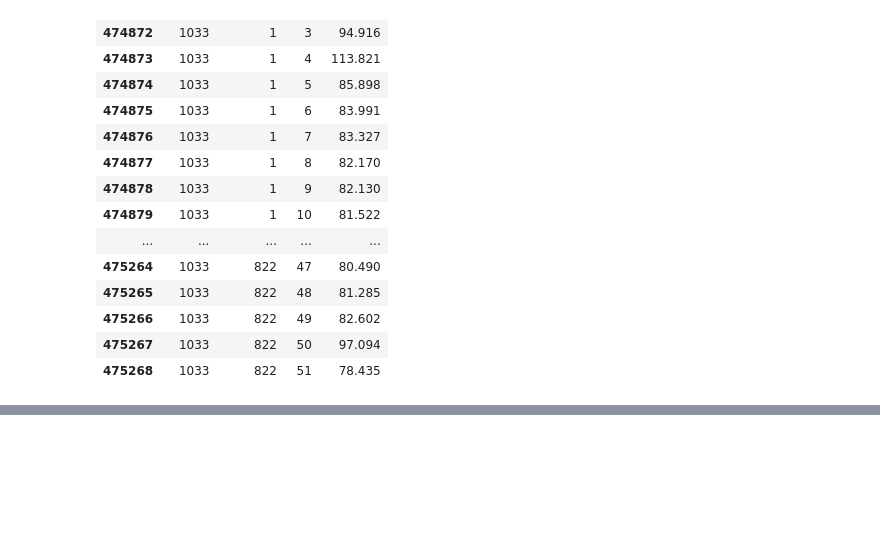
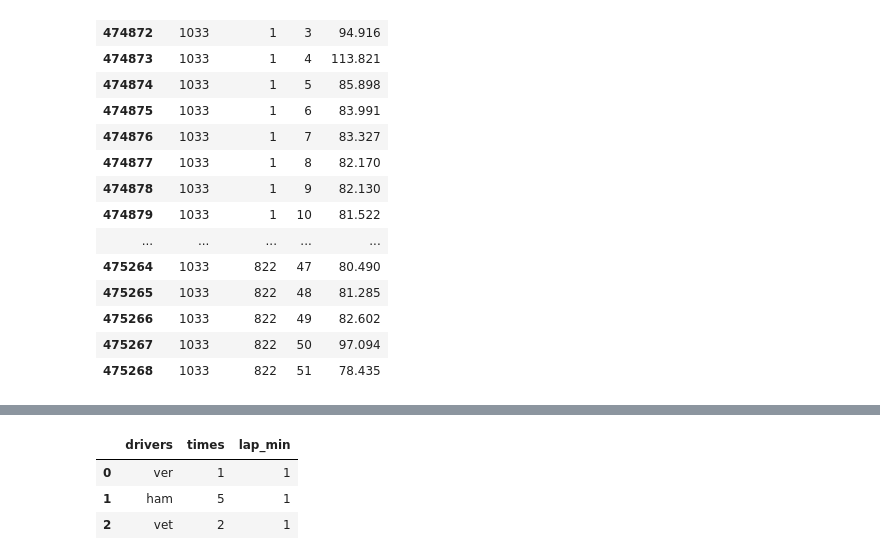
Before and after one commit to abcdefg781/f1.github.io, a Jupyter notebook: Initial Cleaning and Plotting.ipynb, the cells around one changed output, grey strips where cells are left out. Saved outputs shown, nothing was run; the diff lists cells and outputs as text; code cells hidden in the pictures; blank space fills up the shorter version.

```diff
--- a/Initial Cleaning and Plotting.ipynb
+++ b/Initial Cleaning and Plotting.ipynb
@@ -276,0 +327,12 @@ NameError: name 'df_4' is not defined
+# %%
+drivers = ["ver", "ham", "vet"]
+times = [1, 5, 2]
+
+df = pd.DataFrame({"drivers" : drivers, "times" : times})
+df["lap_min"] = min(times)
+df
+# %% [output]
+|  | drivers | times | lap_min |
+| 0 | ver | 1 | 1 |
+| 1 | ham | 5 | 1 |
+| 2 | vet | 2 | 1 |
```
Also changed, not shown: parts of 11 cells of this notebook, 4 other files.
